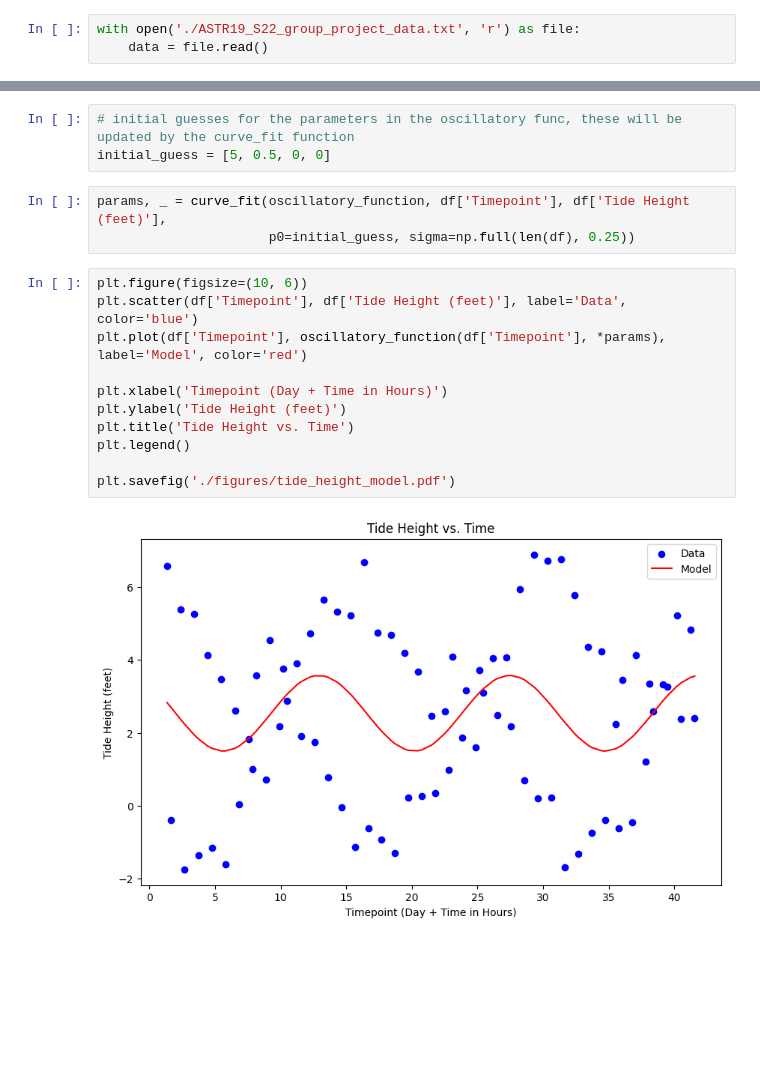
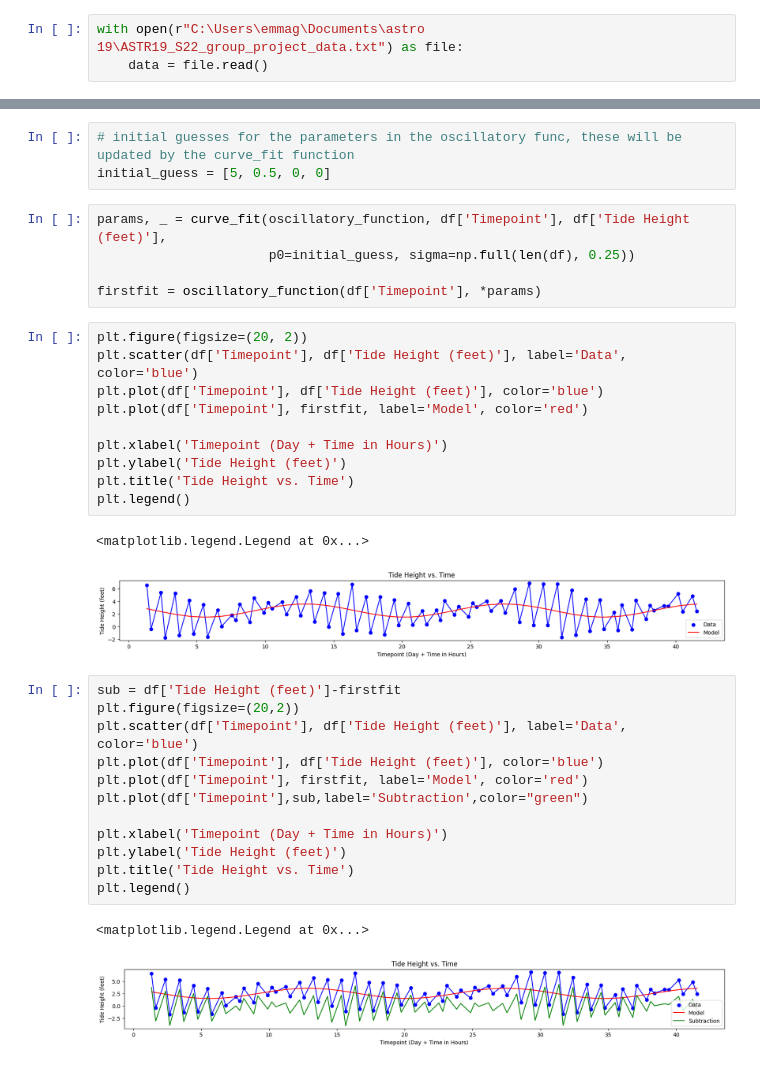
Before and after one commit to RTalaro/ASTR19-TidalReport, a Jupyter notebook: group.ipynb, the cells around one changed output, grey strips where cells are left out. Drawn from its saved outputs; the diff is of its cells as text; blank space fills up the shorter version.

Commit message:
First part of step 3

```diff
--- a/group.ipynb
+++ b/group.ipynb
@@ -4,7 +4,7 @@ import numpy as np
 import pandas as pd
 import scipy
 # %%
-with open('./ASTR19_S22_group_project_data.txt', 'r') as file:
+with open(r"C:\Users\emmag\Documents\astro 19\ASTR19_S22_group_project_data.txt") as file:
     data = file.read()
 # %%
 def parse_tide_data(data):
@@ -70,16 +51,33 @@ initial_guess = [5, 0.5, 0, 0]
 # %%
 params, _ = curve_fit(oscillatory_function, df['Timepoint'], df['Tide Height (feet)'],
                       p0=initial_guess, sigma=np.full(len(df), 0.25))
+
+firstfit = oscillatory_function(df['Timepoint'], *params)
 # %%
-plt.figure(figsize=(10, 6))
+plt.figure(figsize=(20, 2))
 plt.scatter(df['Timepoint'], df['Tide Height (feet)'], label='Data', color='blue')
-plt.plot(df['Timepoint'], oscillatory_function(df['Timepoint'], *params), label='Model', color='red')
+plt.plot(df['Timepoint'], df['Tide Height (feet)'], color='blue')
+plt.plot(df['Timepoint'], firstfit, label='Model', color='red')
 
 plt.xlabel('Timepoint (Day + Time in Hours)')
 plt.ylabel('Tide Height (feet)')
 plt.title('Tide Height vs. Time')
 plt.legend()
-
-plt.savefig('./figures/tide_height_model.pdf')
 # %% [output]
+<matplotlib.legend.Legend at 0x...>
-[figure, old version]
+[figure, new version]
+# %%
+sub = df['Tide Height (feet)']-firstfit
+plt.figure(figsize=(20,2))
+plt.scatter(df['Timepoint'], df['Tide Height (feet)'], label='Data', color='blue')
+plt.plot(df['Timepoint'], df['Tide Height (feet)'], color='blue')
+plt.plot(df['Timepoint'], firstfit, label='Model', color='red')
+plt.plot(df['Timepoint'],sub,label='Subtraction',color="green")
+
+plt.xlabel('Timepoint (Day + Time in Hours)')
+plt.ylabel('Tide Height (feet)')
+plt.title('Tide Height vs. Time')
+plt.legend()
+# %% [output]
+<matplotlib.legend.Legend at 0x...>
+[figure, added]
```
Also changed, not shown: parts of 5 cells of this notebook.
